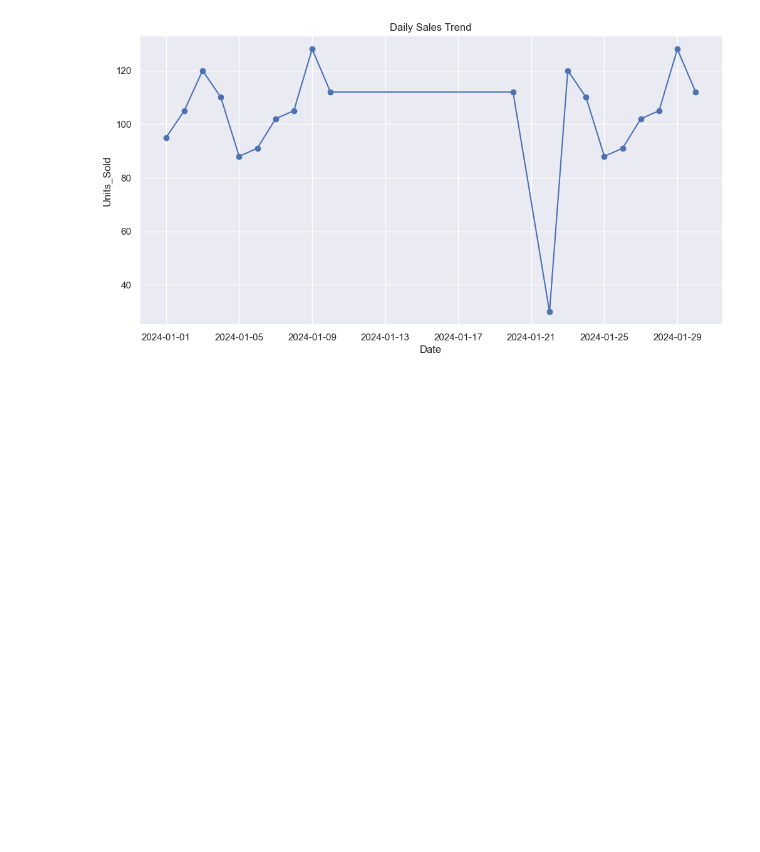
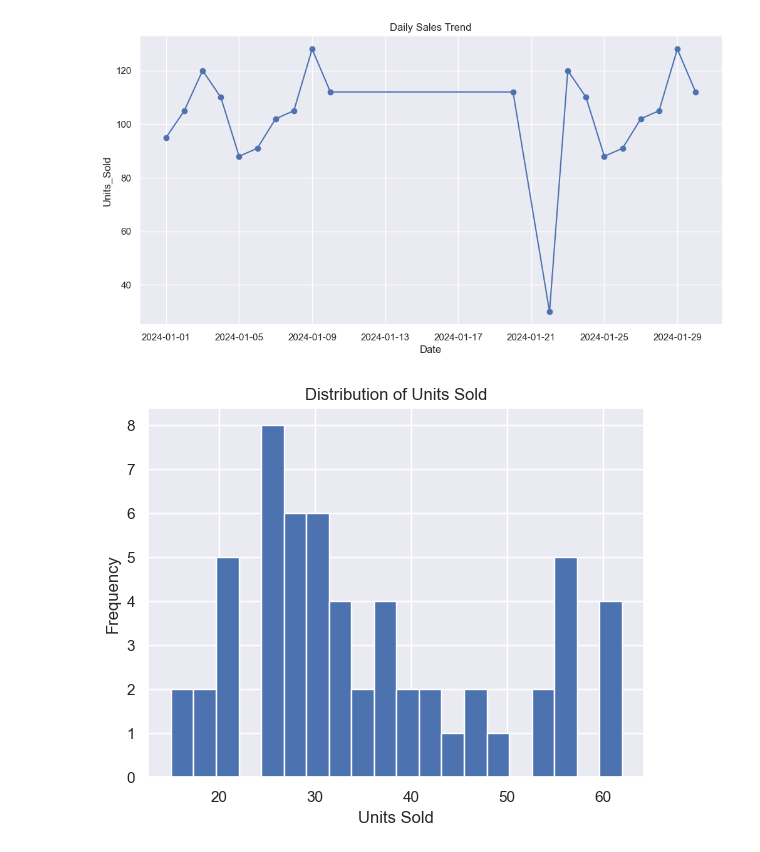
Before and after one commit to nicoherza-pascu/Club_IA-2, a Jupyter notebook: practica.ipynb, the cells around one changed output. Cells and saved outputs as stored; diff of their text form; code cells hidden in the pictures; blank space fills up the shorter version.

```diff
--- a/practica.ipynb
+++ b/practica.ipynb
@@ -253,3 +253,11 @@ plt.grid(True)
 plt.show()
 # %% [output]
 [figure]
+# %%
+plt.hist(df['Units_Sold'], bins=20)
+plt.xlabel('Units Sold')
+plt.ylabel('Frequency')
+plt.title('Distribution of Units Sold')
+plt.show()
+# %% [output]
+[figure, added]
```
Also changed, not shown: parts of 3 cells of this notebook.
